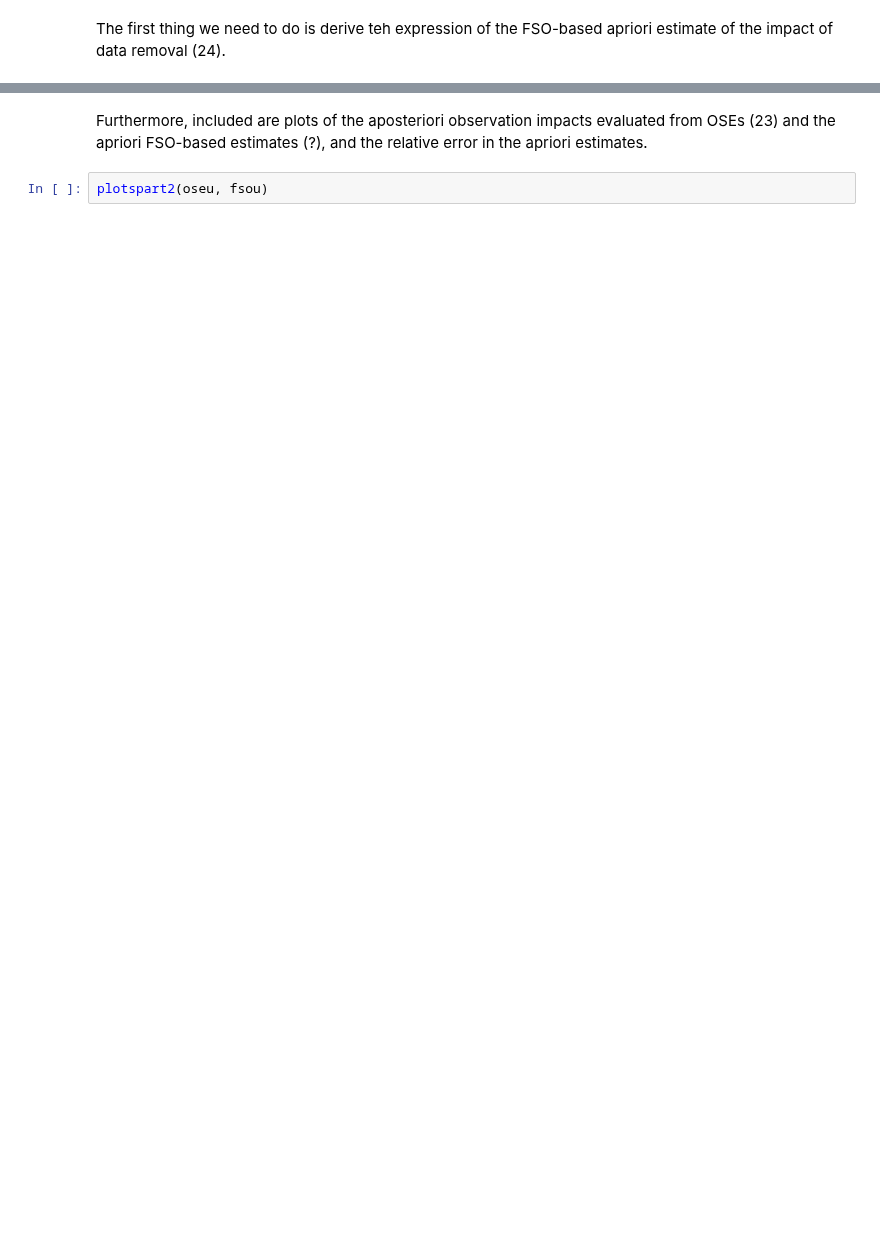
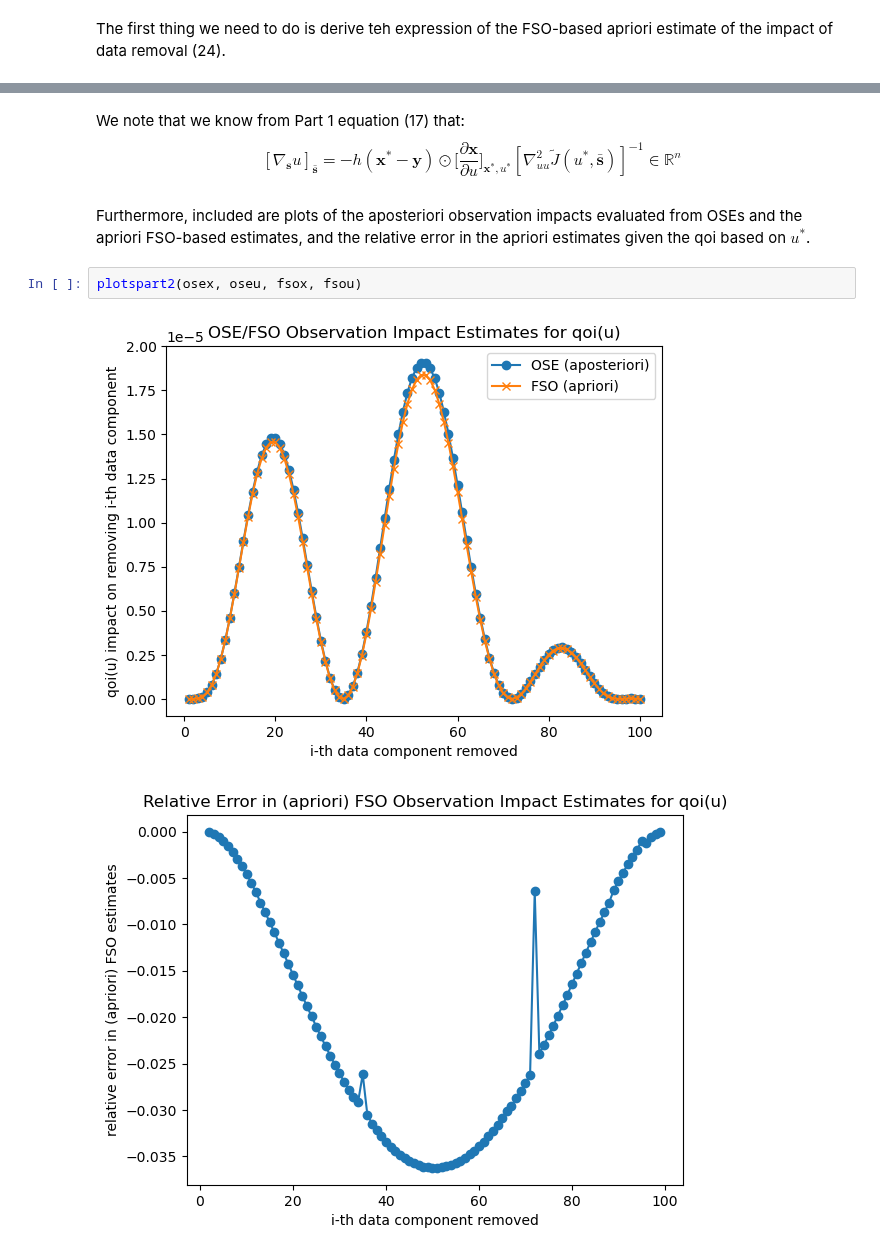
Before and after one commit to eabogle/numerical-optimization, a Jupyter notebook: model_constrained/Homework_5.ipynb, the cells around one changed output, grey strips where cells are left out. Cells and saved outputs as stored; diff of their text form; blank space fills up the shorter version.

```diff
--- a/model_constrained/Homework_5.ipynb
+++ b/model_constrained/Homework_5.ipynb
@@ -402,4 +510,13 @@ The first thing we need to do is derive teh expression of the FSO-based apriori
+# %% [markdown]
+We note that we know from Part 1 equation (17) that:
+$$
+[\nabla_{\mathbf{s}}u]_{\mathbf{\bar{s}}}=-h(\mathbf{x}^*-\mathbf{y})\odot \biggl[\frac{\partial \mathbf{x}}{\partial u}\biggr]_{\mathbf{x}^*,u^*}[\nabla_{uu}^2 \tilde{J}(u^*, \mathbf{\bar{s}})]^{-1} \in \mathbb{R}^n
+\tag{31}
+$$
 # %% [markdown]
-Furthermore, included are plots of the aposteriori observation impacts evaluated from OSEs (23) and the apriori FSO-based estimates (?), and the relative error in the apriori estimates.
+Furthermore, included are plots of the aposteriori observation impacts evaluated from OSEs and the apriori FSO-based estimates, and the relative error in the apriori estimates given the qoi based on $u^*$.
 # %%
-plotspart2(oseu, fsou)
+plotspart2(osex, oseu, fsox, fsou)
+# %% [output]
+[figure, added]
+[figure, added]
```
Also changed, not shown: parts of 30 cells of this notebook, 1 other file.
